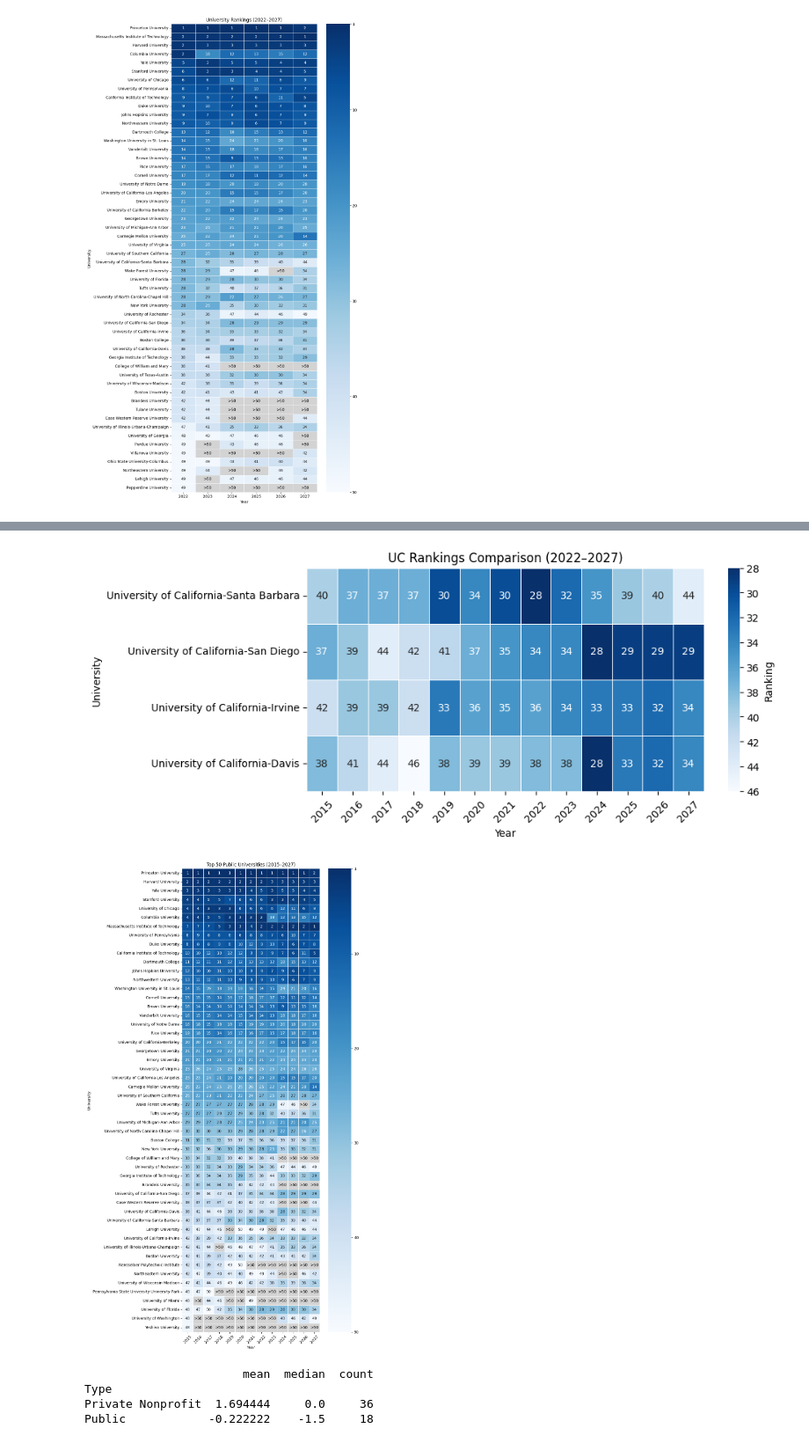
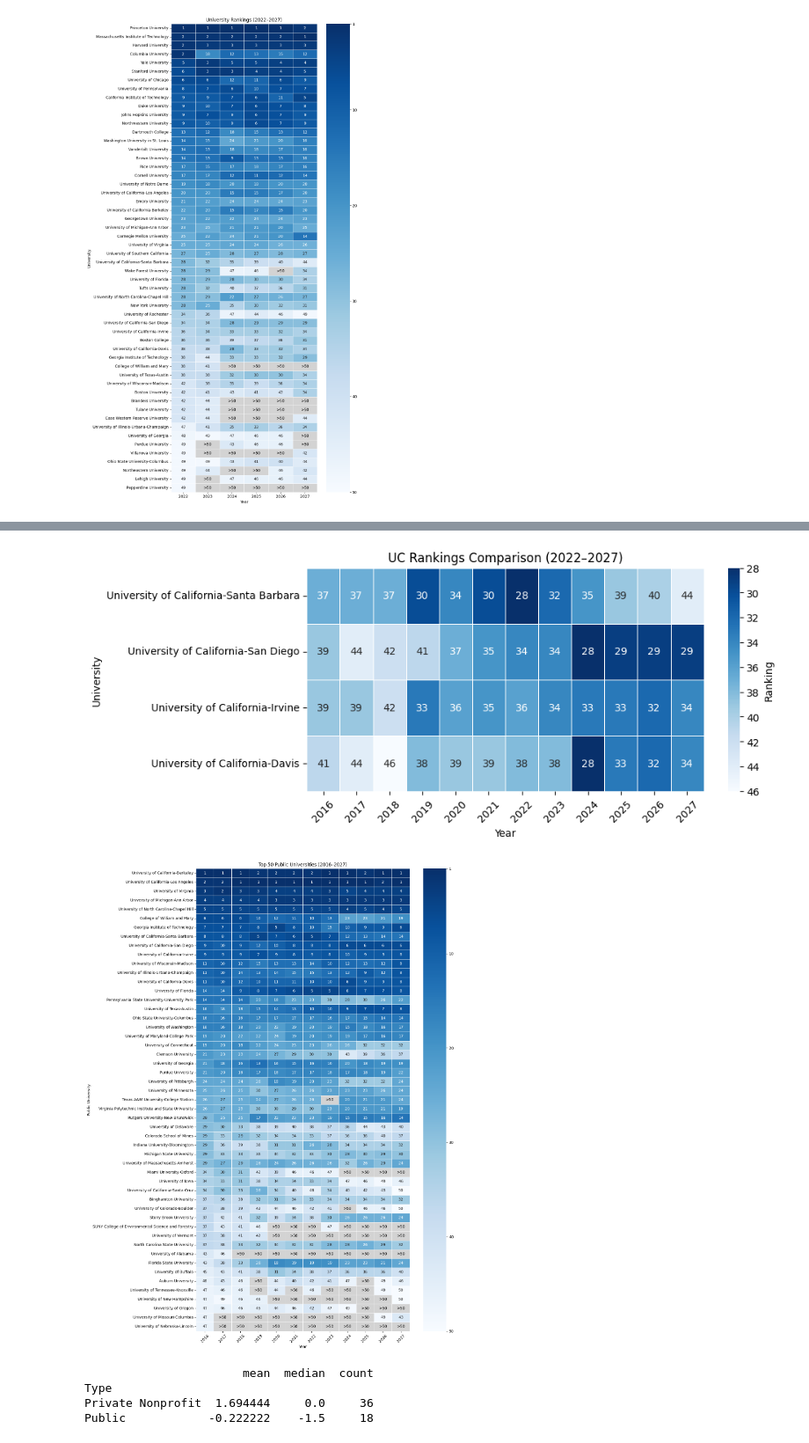
Before and after one commit to KarlaRH12/school_ranking_analysis, a Jupyter notebook: analysis_rankings.ipynb, the cells around one changed output, grey strips where cells are left out. Shown at 88% size. Cells and saved outputs as stored; diff of their text form; code cells hidden in the pictures.

Commit message:
edit graph years

```diff
--- a/analysis_rankings.ipynb
+++ b/analysis_rankings.ipynb
@@ -74,21 +74,21 @@ import matplotlib.pyplot as plt
 
 UniversityRankings = pd.read_csv("UniversityRankings.csv")
 
-UniversityRankings = UniversityRankings[['University Name','IPEDS','2027', '2026', '2025', '2024', '2023', '2022', '2021', '2020', '2019', '2018', '2017', '2016', '2015']]
+UniversityRankings = UniversityRankings[['University Name','IPEDS','2027', '2026', '2025', '2024', '2023', '2022', '2021', '2020', '2019', '2018', '2017', '2016']]
 
-Top50 = UniversityRankings[UniversityRankings['2015'] <= 50].copy()
+Top50 = UniversityRankings[UniversityRankings['2016'] <= 50].copy()
 
 #There are 6 schools tied for 49 in 2022 so top 54 schools were taken into account
 
 #Converts all numbers to integers
-years = ['2015', '2016', '2017', '2018', '2019', '2020', '2021', '2022', '2023', '2024', '2025', '2026', '2027']
+years = ['2016', '2017', '2018', '2019', '2020', '2021', '2022', '2023', '2024', '2025', '2026', '2027']
 Top50[years] = Top50[years].apply(
     pd.to_numeric, errors='coerce'
 ).astype('Int64')
 
 #top 50 universities highlighted
 heatmap_data = Top50[['University Name'] + years].copy()
-heatmap_data = heatmap_data.sort_values('2015')
+heatmap_data = heatmap_data.sort_values('2016')
 heatmap_data = heatmap_data.set_index('University Name')
 heatmap_data = heatmap_data.astype(float)
 
@@ -164,7 +164,7 @@ plt.tight_layout()
 plt.xticks(rotation = 45)
 plt.show()
 # %% [output]
-[figure, old version]
+[figure, new version]
 # %%
 ipeds = pd.read_csv("hd2024.csv")
 
@@ -192,55 +192,74 @@ UniversityRankings = UniversityRankings.merge(
     validate='many_to_one'
 )
 # %%
+# Filter for public universities
+Public = UniversityRankings[UniversityRankings['Type'] == 'Public'].copy()
 
-# Labels for rankings
+years = ['2016', '2017', '2018', '2019', '2020',
+         '2021', '2022', '2023', '2024', '2025',
+         '2026', '2027']
+
+# Convert rankings to numeric
+Public[years] = Public[years].apply(pd.to_numeric, errors='coerce')
+
+# Rank public universities separately for each year
+# Universities tied nationally receive the same public ranking
+Public[years] = Public[years].rank(method='min', ascending=True)
+
+# Select top 50 public universities based on 2016
+Top50Public = Public[Public['2016'] <= 50].copy()
+
+# Prepare heatmap
+heatmap_data = Top50Public[['University Name'] + years].copy()
+heatmap_data = heatmap_data.sort_values('2016')
+heatmap_data = heatmap_data.set_index('University Name')
+heatmap_data = heatmap_data.astype(float)
+
+# Replace rankings greater than 50 with >50
 labels = heatmap_data.map(
     lambda x: '>50' if x > 50 else str(int(x)) if pd.notna(x) else ''
 )
 
-# Only color rankings 50 or better
+# Only color rankings within the top 50
 heatmap_colors = heatmap_data.where(heatmap_data <= 50)
 
-plt.figure(figsize=(10, 18))
+# Create heatmap
+plt.figure(figsize=(14, 18))
 
 ax = sns.heatmap(
     heatmap_colors,
     annot=labels.to_numpy(),
     fmt='',
     cmap='Blues_r',
     vmin=1,
     vmax=50,
     linewidths=0.5
 )
 
-# Flip colorbar
+ # Fill grey cells with >50
+for i in range(len(heatmap_data)):
+    for j in range(len(heatmap_data.columns)):
+        if pd.isna(heatmap_data.iloc[i, j]) or heatmap_data.iloc[i, j] > 50:
+            ax.text(j + 0.5, i + 0.5, '>50',
+                    ha='center', va='center', color='black')
+
+# Flip colorbar so rank 1 is on top
 cbar = ax.collections[0].colorbar
 cbar.ax.invert_yaxis()
 cbar.set_ticks([1, 10, 20, 30, 40, 50])
 
-# Grey background for rankings above 50
+# Grey background for schools ranked >50
 ax.set_facecolor('lightgrey')
 
-# Manually add >50 labels
-for i in range(len(heatmap_data)):
-    for j in range(len(heatmap_data.columns)):
-        value = heatmap_data.iloc[i, j]
-
-        if pd.isna(value) or value > 50:
-            ax.text(
-                j + 0.5, i + 0.5, '>50',
-                ha='center', va='center', color='black'
-            )
-
-plt.title('Top 50 Public Universities (2015–2027)', fontsize=12)
+plt.title('Top 50 Public Universities (2016–2027)', fontsize=12)
 plt.xlabel('Year')
-plt.ylabel('University')
+plt.ylabel('Public University')
 plt.yticks(rotation=0)
 plt.xticks(rotation=45)
 plt.tight_layout()
 plt.show()
 # %% [output]
-[figure, old version]
+[figure, new version]
 # %%
 #private and public in top 50 changes
 Top50 = UniversityRankings[UniversityRankings['2022'] <= 50].copy()
```
Also changed, not shown: parts of 2 cells of this notebook.
